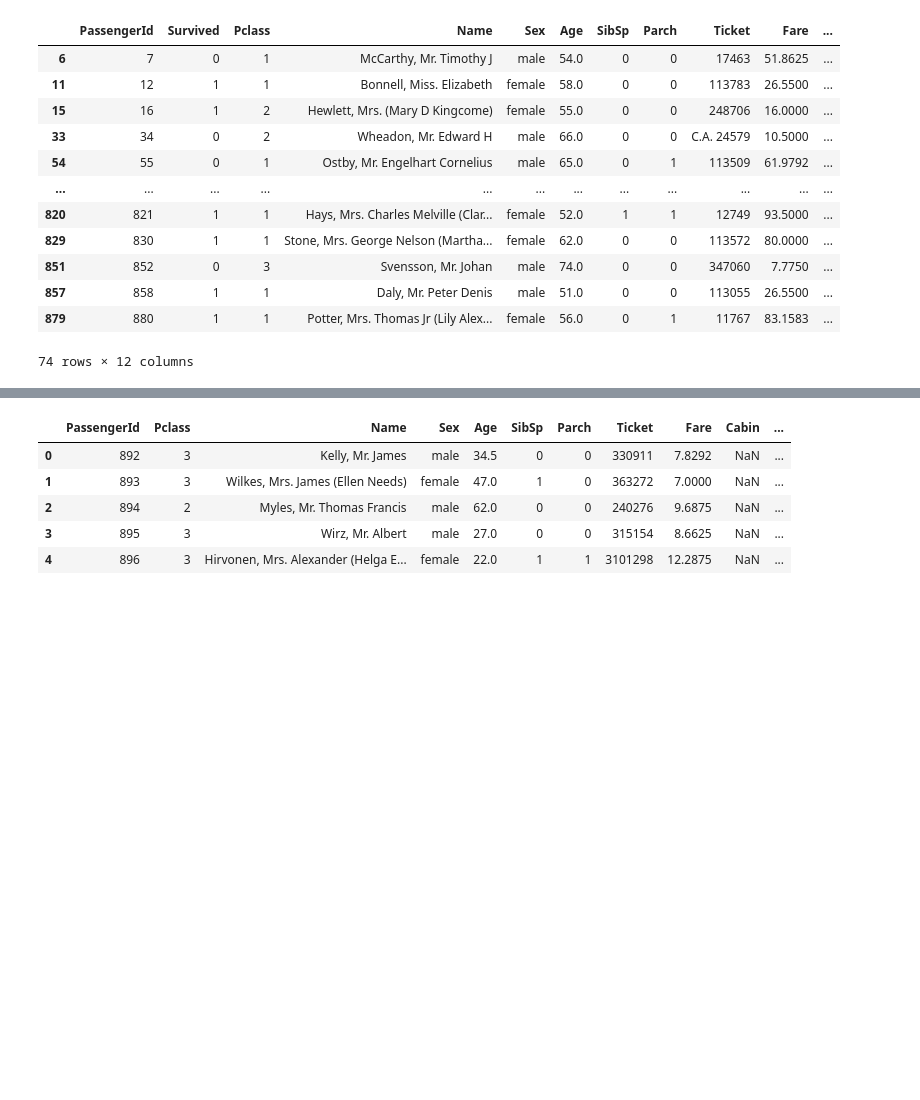
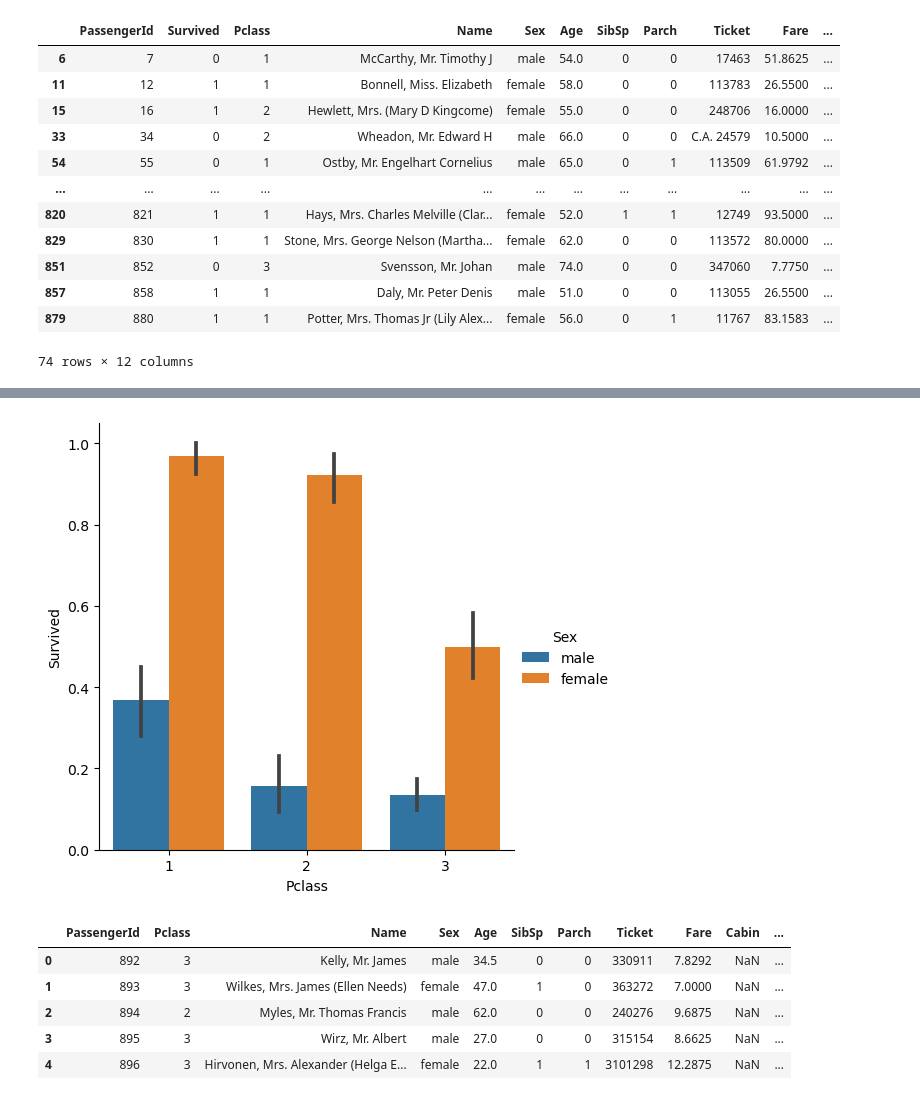
Before and after one commit to TangLitEn/kaggle-titanic, a Jupyter notebook: main.ipynb, the cells around one changed output, grey strips where cells are left out. Saved outputs shown, nothing was run; the diff lists cells and outputs as text; code cells hidden in the pictures; blank space fills up the shorter version.

```diff
--- a/main.ipynb
+++ b/main.ipynb
@@ -113,3 +128,9 @@ sex_survive_df = train_data[["Sex","Survived"]]
+# %%
+g = sns.catplot(x="Pclass",y="Survived", hue="Sex", data=train_data, kind="bar")
+#g = g.set_ylabels("survival rate")
+plt.show()
+# %% [output]
+[figure, added]
 # %%
 test_data = pd.read_csv("data/test.csv")
 test_data.head()
```
Also changed, not shown: parts of 5 cells of this notebook.
